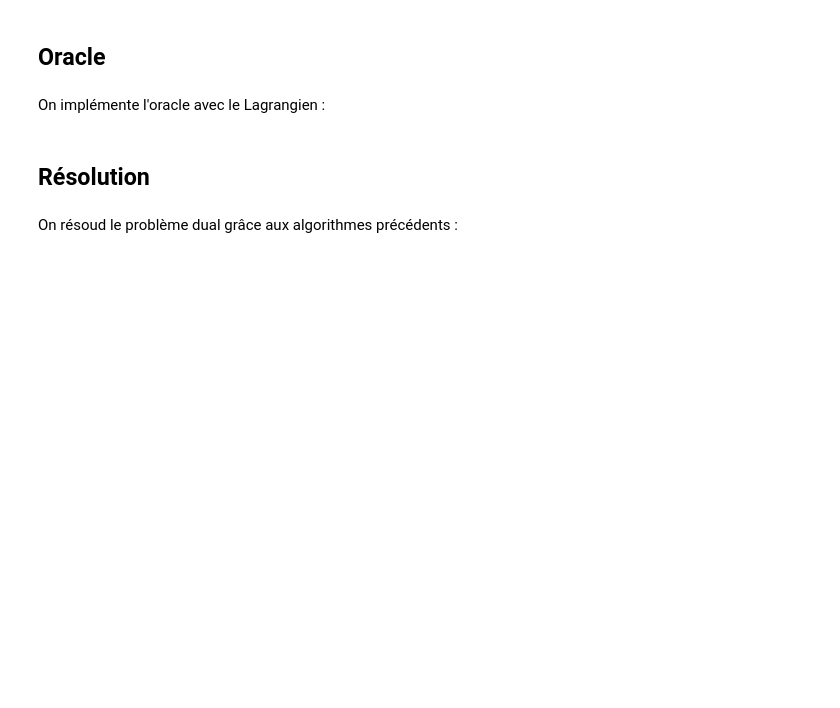
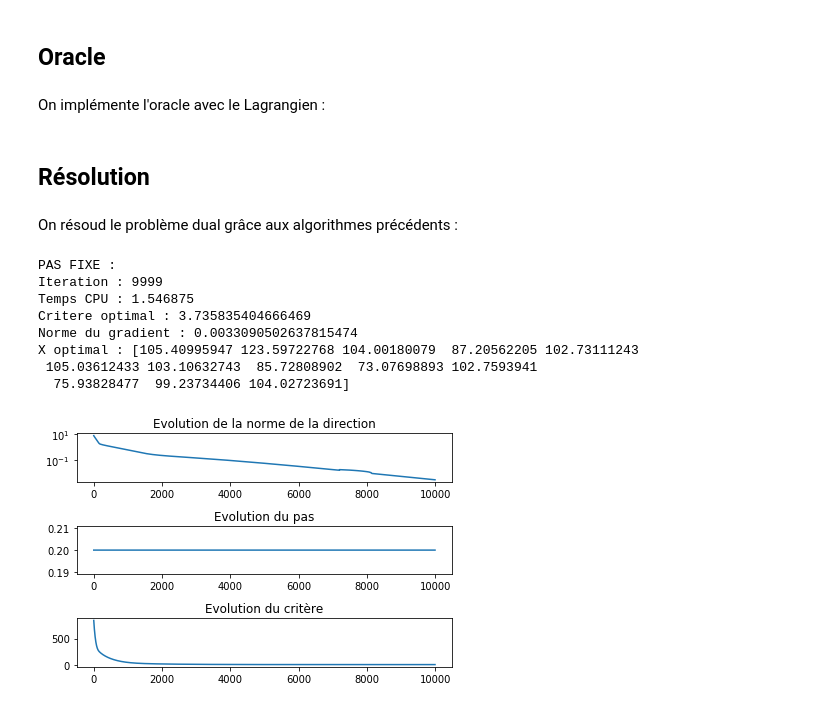
Before and after one commit to LouisDumont/Projet-Opti-Controle, a Jupyter notebook: rapport.ipynb, the cells around one changed output. Cells and saved outputs as stored; diff of their text form; code cells hidden in the pictures; blank space fills up the shorter version.

Commit message:
Changing the steps so that everything converges

```diff
--- a/rapport.ipynb
+++ b/rapport.ipynb
@@ -129,6 +216,16 @@ u0 = np.random.normal(size=datas_r.md)
 On résoud le problème dual grâce aux algorithmes précédents :
 # %%
 print("PAS FIXE :")
-result = gradient(oracle_dual, u0, default_gradient_step=0.08, use_wolfe=False)
+result = gradient(oracle_dual, u0, default_gradient_step=0.2, use_wolfe=False, iter_max=10000)
+# %% [output]
+PAS FIXE :
+Iteration : 9999
+Temps CPU : 1.546875
+Critere optimal : 3.735835404666469
+Norme du gradient : 0.0033090502637815474
+X optimal : [105.40995947 123.59722768 104.00180079  87.20562205 102.73111243
+ 105.03612433 103.10632743  85.72808902  73.07698893 102.7593941
+  75.93828477  99.23734406 104.02723691]
+[figure, added]
 # %%
 print("PAS OPTIMAL :")
```
Also changed, not shown: parts of 12 cells of this notebook.
